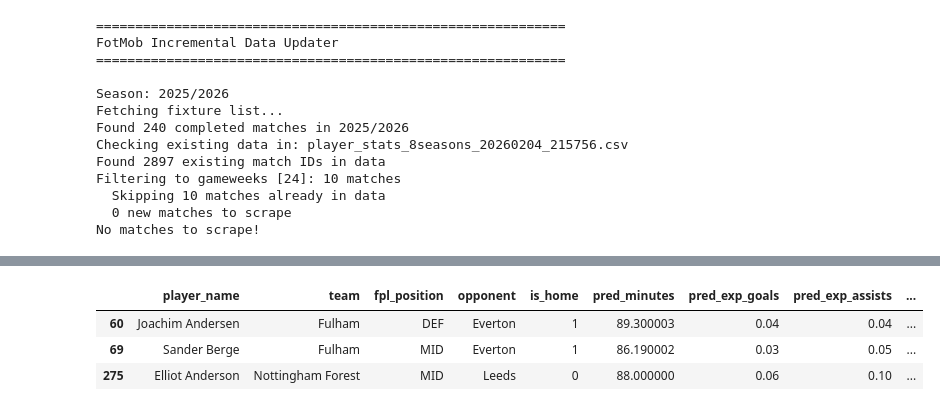
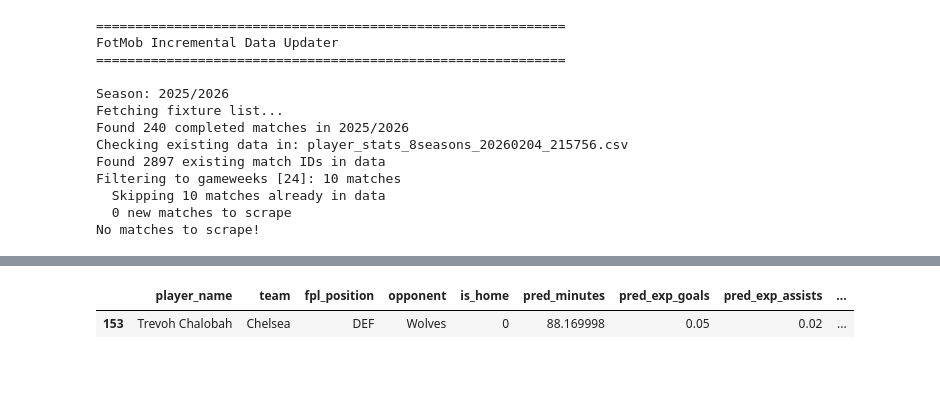
Before and after one commit to danielfindley/fpl_projections_v2, a Jupyter notebook: run_models.ipynb, the cells around one changed output, grey strips where cells are left out. Saved outputs shown, nothing was run; the diff lists cells and outputs as text; code cells hidden in the pictures; blank space fills up the shorter version.

```diff
--- a/run_models.ipynb
+++ b/run_models.ipynb
@@ -95,7 +86,8 @@ Tuning CLEAN_SHEET (100 trials, 5-fold CV, Brier Score)...
 display_cols = [
     'player_name', 'team', 'fpl_position', 'opponent', 'is_home',
     'pred_minutes', 'pred_exp_goals', 'pred_exp_assists',
-    'pred_cs_prob', 'pred_defcon_prob','pred_bonus', 'exp_total_pts'
+    'pred_cs_prob', 'pred_2plus_conceded',
+    'pred_defcon_prob', 'pred_bonus', 'exp_total_pts'
 ]
 available_cols = [c for c in display_cols if c in predictions.columns]
 predictions.nlargest(20, 'exp_total_pts')[available_cols].round(2)
@@ -120,7 +208,5 @@ predictions.nlargest(20, 'exp_total_pts')[available_cols].round(2)
 # %%
-predictions[predictions['player_name'].str.contains('Ander', case=False, na=False)][available_cols].round(2)
+predictions[predictions['player_name'].str.contains('Chal', case=False, na=False)][available_cols].round(2)
 # %% [output]
 |  | player_name | team | fpl_position | opponent | is_home | pred_minutes | pred_exp_goals | pred_exp_assists | ... |
-| 60 | Joachim Andersen | Fulham | DEF | Everton | 1 | 89.300003 | 0.04 | 0.04 | ... |
-| 69 | Sander Berge | Fulham | MID | Everton | 1 | 86.190002 | 0.03 | 0.05 | ... |
-| 275 | Elliot Anderson | Nottingham Forest | MID | Leeds | 0 | 88.000000 | 0.06 | 0.10 | ... |
+| 153 | Trevoh Chalobah | Chelsea | DEF | Wolves | 0 | 88.169998 | 0.05 | 0.02 | ... |
```
Also changed, not shown: parts of 9 cells of this notebook, 8 other files.
